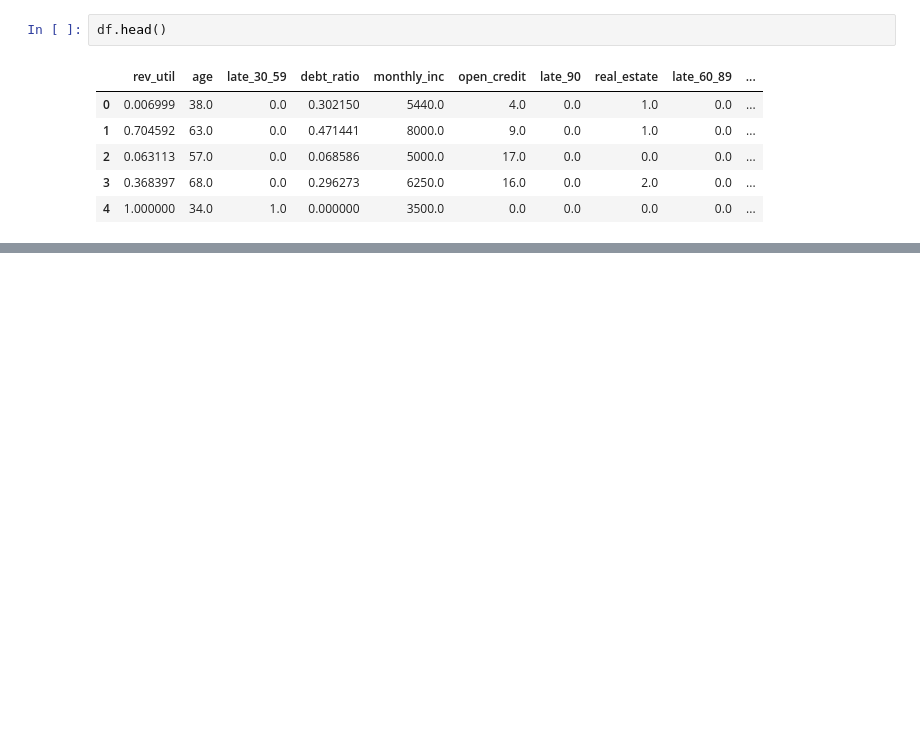
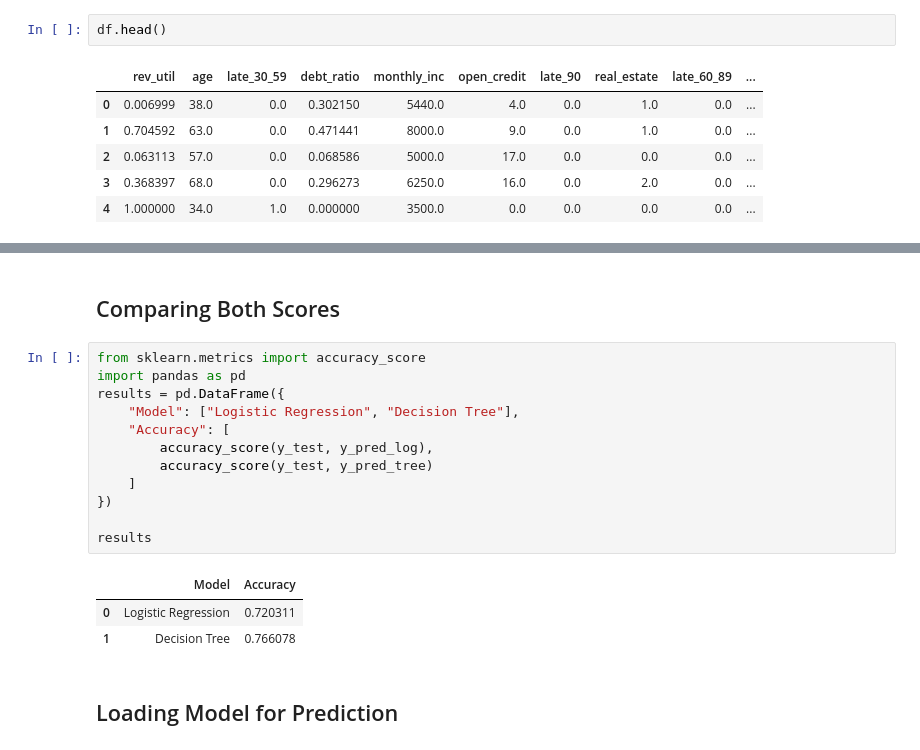
Before and after one commit to DevanshSainiji/credit_risk_scoring, a Jupyter notebook: notebooks/model_training.ipynb, the cells around one changed output, grey strips where cells are left out. Drawn from its saved outputs; the diff is of its cells as text; blank space fills up the shorter version.

```diff
--- a/notebooks/model_training.ipynb
+++ b/notebooks/model_training.ipynb
@@ -24,0 +144,20 @@ df.head()
+# %% [markdown]
+## Comparing Both Scores
+# %%
+from sklearn.metrics import accuracy_score
+import pandas as pd
+results = pd.DataFrame({
+    "Model": ["Logistic Regression", "Decision Tree"],
+    "Accuracy": [
+        accuracy_score(y_test, y_pred_log),
+        accuracy_score(y_test, y_pred_tree)
+    ]
+})
+
+results
+# %% [output]
+|  | Model | Accuracy |
+| 0 | Logistic Regression | 0.720311 |
+| 1 | Decision Tree | 0.766078 |
+# %% [markdown]
+## Loading Model for Prediction
```
Also changed, not shown: parts of 27 cells of this notebook, 2 other files.
